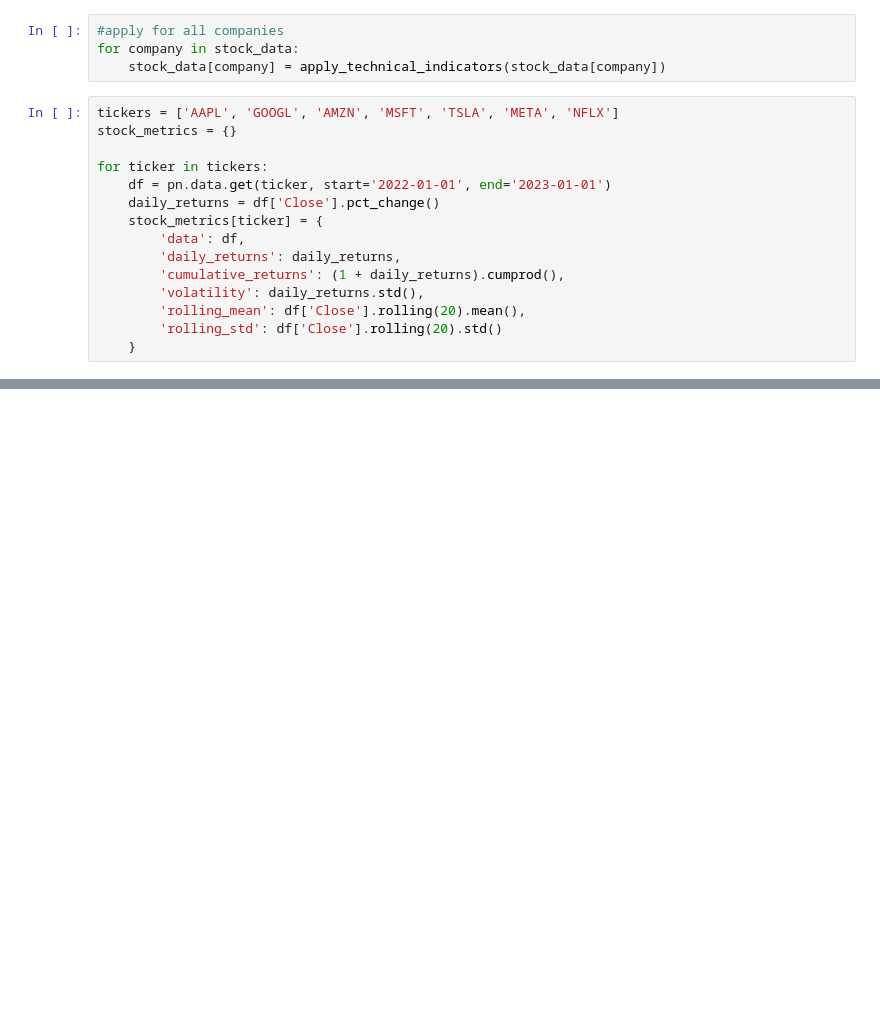
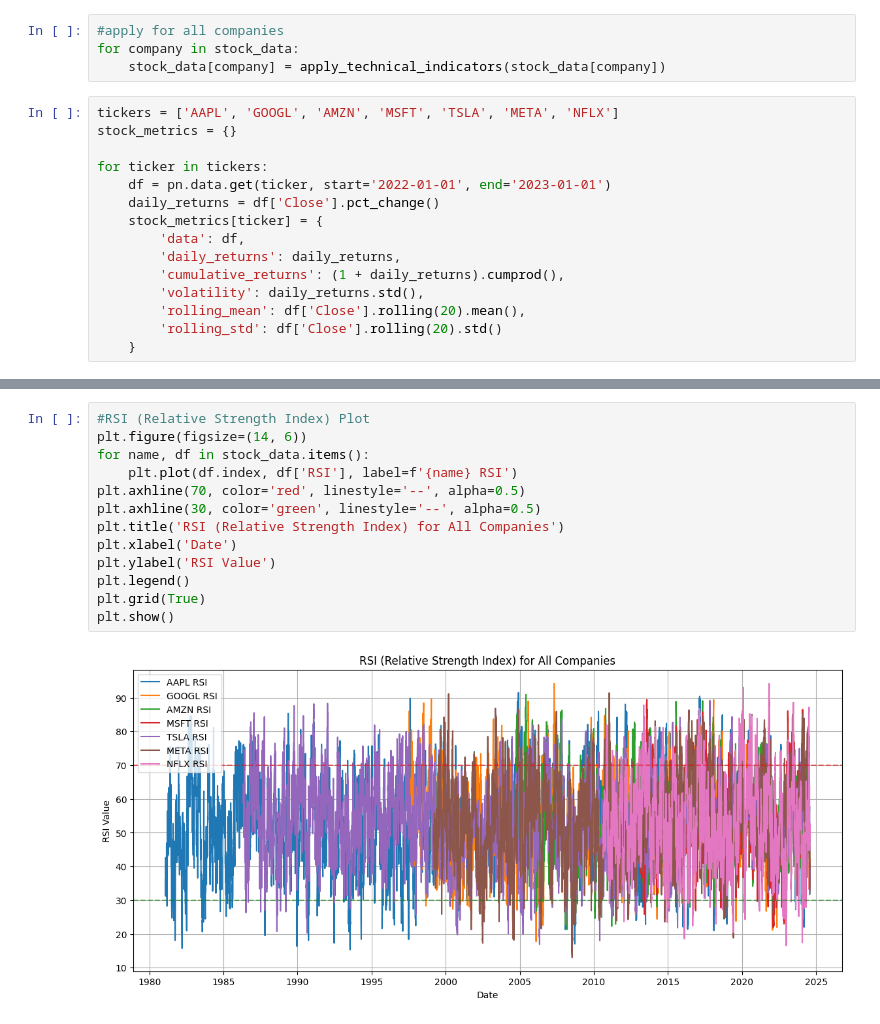
Before and after one commit to doyamd/predicting-price-moves-with-news-sentiment, a Jupyter notebook: notebooks/finacial_data.ipynb, the cells around one changed output, grey strips where cells are left out. Saved outputs shown, nothing was run; the diff lists cells and outputs as text; blank space fills up the shorter version.

```diff
--- a/notebooks/finacial_data.ipynb
+++ b/notebooks/finacial_data.ipynb
@@ -77,0 +106,15 @@ for ticker in tickers:
+# %%
+#RSI (Relative Strength Index) Plot
+plt.figure(figsize=(14, 6))
+for name, df in stock_data.items():
+    plt.plot(df.index, df['RSI'], label=f'{name} RSI')
+plt.axhline(70, color='red', linestyle='--', alpha=0.5)
+plt.axhline(30, color='green', linestyle='--', alpha=0.5)
+plt.title('RSI (Relative Strength Index) for All Companies')
+plt.xlabel('Date')
+plt.ylabel('RSI Value')
+plt.legend()
+plt.grid(True)
+plt.show()
+# %% [output]
+[figure, added]
```
Also changed, not shown: parts of 4 cells of this notebook.
